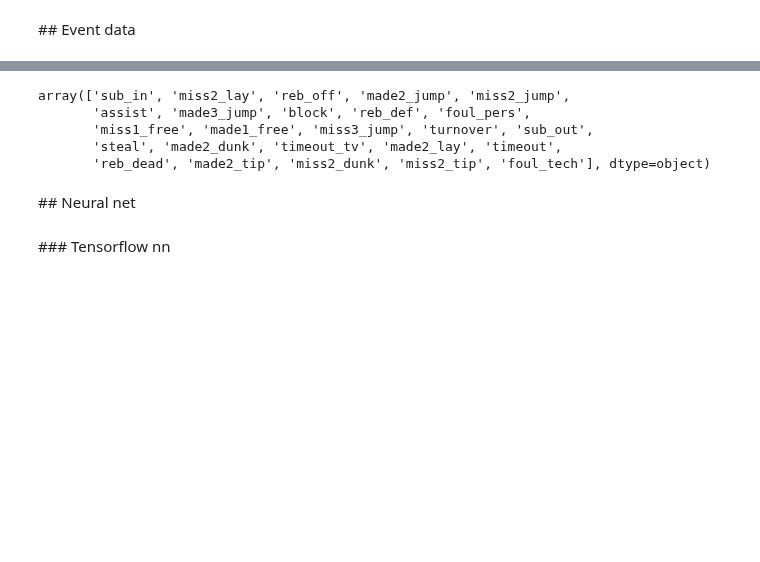
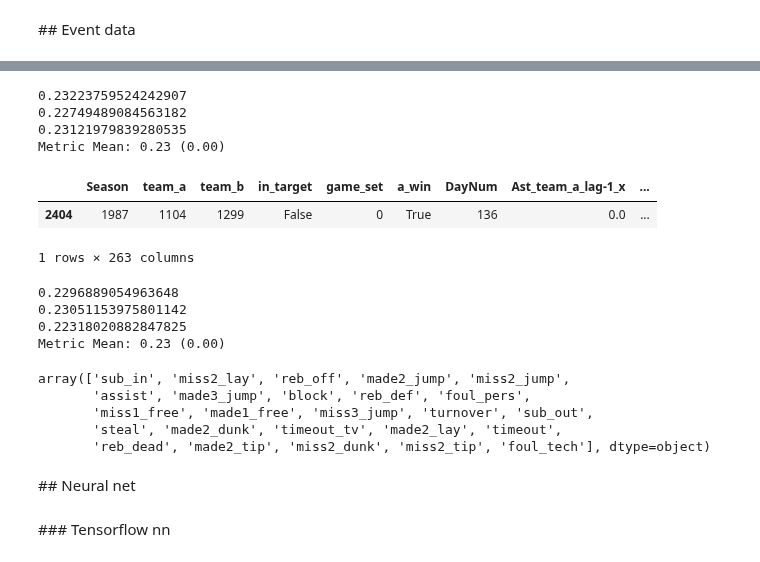
Before and after one commit to TheMoods/MarchMadness, a Jupyter notebook: 2_Javi_event_data.ipynb, the cells around one changed output, grey strips where cells are left out. Saved outputs shown, nothing was run; the diff lists cells and outputs as text; code cells hidden in the pictures; blank space fills up the shorter version.

```diff
--- a/2_Javi_event_data.ipynb
+++ b/2_Javi_event_data.ipynb
@@ -136,0 +107,41 @@ events.groupby(['EventTeamID', 'Season'])[le.classes_].sum()
+# %%
+from xgboost import XGBClassifier
+from sklearn.model_selection import KFold
+from sklearn.preprocessing import OneHotEncoder
+from sklearn.metrics import log_loss
+
+
+cat_cols = ['team_a', 'team_b', 'game_set']
+X = data.drop(['Season', 'a_win', 'in_target', 'DayNum'], axis=1)
+X_enc = OneHotEncoder(categorical_features=[c in cat_cols for c in X.columns]).fit_transform(X).todense()
+y = data[['a_win', 'game_set']].astype({'a_win': int})
+
+kf = KFold(n_splits=3, shuffle=True)
+metrics = []
+for tr_i, t_i in kf.split(X_enc):
+    X_tr, y_tr = X_enc[tr_i], y.iloc[tr_i].a_win
+    X_t, y_t = X_enc[t_i], y.iloc[t_i].a_win
+    xgb = XGBClassifier(nthreads=4)
+    xgb.fit(X_tr, y_tr)
+    preds = xgb.predict_proba(X_t)
+    ncaa_true = y.iloc[t_i][y.iloc[t_i].game_set == 0]
+    ncaa_pred = preds[y.iloc[t_i].reset_index().game_set == 0]
+    metric = log_loss(ncaa_true.a_win.astype(int), ncaa_pred)
+    print(metric)
+    metrics.append(metric)
+
+print('Metric Mean: {:.2f} ({:.2f})'.format(np.mean(metrics), np.std(metrics)))
+# %% [output]
+0.23223759524242907
+0.22749489084563182
+0.23121979839280535
+Metric Mean: 0.23 (0.00)
+# %%
+game_detail_feat = GameDetailedFeatures(default_lags=3)
+# %%
+data = game_detail_feat.per_team_wrapper(data, game_detail_feat.detail_features_by_game, per_day=True)
+data.sample()
+# %% [output]
+|  | Season | team_a | team_b | in_target | game_set | a_win | DayNum | Ast_team_a_lag-1_x | ... |
+| 2404 | 1987 | 1104 | 1299 | False | 0 | True | 136 | 0.0 | ... |
+1 rows × 263 columns
@@ -136,0 +150,32 @@ events.groupby(['EventTeamID', 'Season'])[le.classes_].sum()
+# %%
+from xgboost import XGBClassifier
+from sklearn.model_selection import KFold
+from sklearn.preprocessing import OneHotEncoder
+from sklearn.metrics import log_loss
+
+
+cat_cols = ['team_a', 'team_b', 'game_set']
+X = data.drop(['Season', 'a_win', 'in_target', 'DayNum'], axis=1)
+X_enc = OneHotEncoder(categorical_features=[c in cat_cols for c in X.columns]).fit_transform(X).todense()
+y = data[['a_win', 'game_set']].astype({'a_win': int})
+
+kf = KFold(n_splits=3, shuffle=True)
+metrics = []
+for tr_i, t_i in kf.split(X_enc):
+    X_tr, y_tr = X_enc[tr_i], y.iloc[tr_i].a_win
+    X_t, y_t = X_enc[t_i], y.iloc[t_i].a_win
+    xgb = XGBClassifier(nthreads=4)
+    xgb.fit(X_tr, y_tr)
+    preds = xgb.predict_proba(X_t)
+    ncaa_true = y.iloc[t_i][y.iloc[t_i].game_set == 0]
+    ncaa_pred = preds[y.iloc[t_i].reset_index().game_set == 0]
+    metric = log_loss(ncaa_true.a_win.astype(int), ncaa_pred)
+    print(metric)
+    metrics.append(metric)
+
+print('Metric Mean: {:.2f} ({:.2f})'.format(np.mean(metrics), np.std(metrics)))
+# %% [output]
+0.2296889054963648
+0.23051153975801142
+0.22318020882847825
+Metric Mean: 0.23 (0.00)
```
Also changed, not shown: parts of 24 cells of this notebook, 4 other files.
